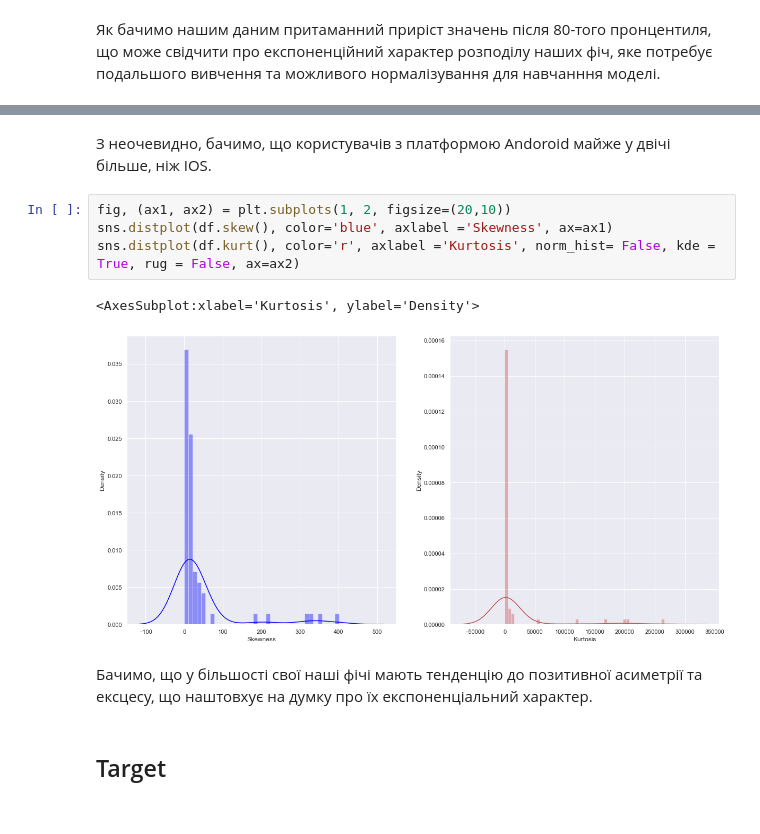
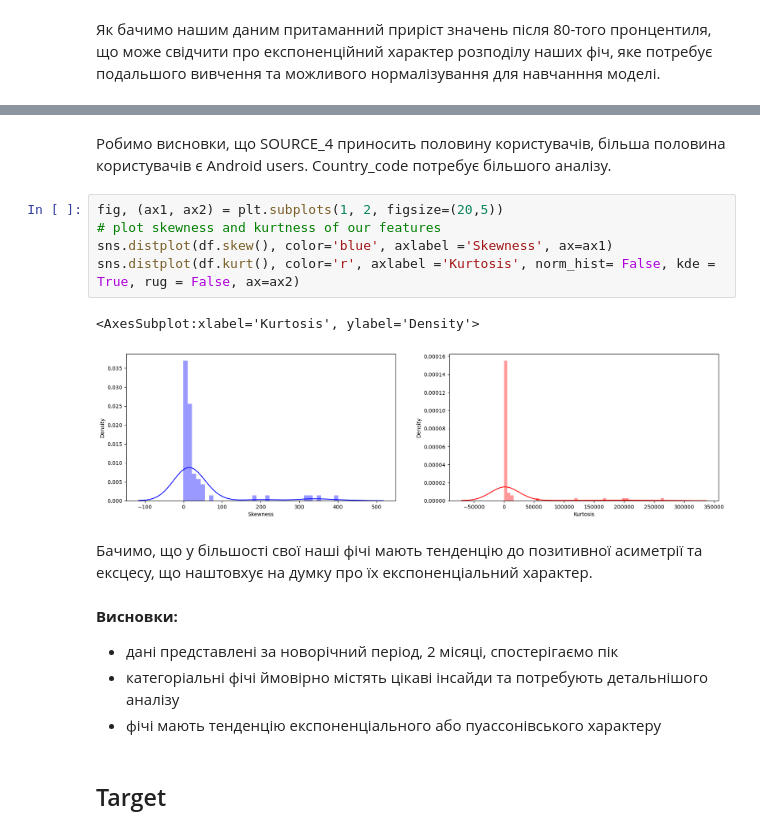
Before and after one commit to kafkaGen/30_day_ltv_prediciton, a Jupyter notebook: eda.ipynb, the cells around one changed output, grey strips where cells are left out. Saved outputs shown, nothing was run; the diff lists cells and outputs as text.

```diff
--- a/eda.ipynb
+++ b/eda.ipynb
@@ -187,17 +173,23 @@ df.describe(include='O')
 | unique | 24 | 62 | 224 | 2 | 2 | 2 | 31 | 7 |
 | top | SOURCE_4 | 2021-12-30 | COUNTRY_141 | android | 2021 | 12 | 30 | 4 |
 | freq | 728958 | 94101 | 387761 | 887426 | 892151 | 892151 | 106140 | 232676 |
-# %% [markdown]
-З неочевидно, бачимо, що користувачів з платформою Andoroid майже у двічі більше, ніж IOS.
+# %% [markdown]
+Робимо висновки, що SOURCE_4 приносить половину користувачів, більша половина користувачів є Android users. Country_code потребує більшого аналізу.
 # %%
-fig, (ax1, ax2) = plt.subplots(1, 2, figsize=(20,10))
+fig, (ax1, ax2) = plt.subplots(1, 2, figsize=(20,5))
+# plot skewness and kurtness of our features
 sns.distplot(df.skew(), color='blue', axlabel ='Skewness', ax=ax1)
 sns.distplot(df.kurt(), color='r', axlabel ='Kurtosis', norm_hist= False, kde = True, rug = False, ax=ax2)
 # %% [output]
 <AxesSubplot:xlabel='Kurtosis', ylabel='Density'>
-[figure, old version]
+[figure, new version]
 # %% [markdown]
 Бачимо, що у більшості свої наші фічі мають тенденцію до позитивної асиметрії та ексцесу, що наштовхує на думку про їх експоненціальний характер.
+# %% [markdown]
+<b>Висновки:</b>
+- дані представлені за новорічний період, 2 місяці, спостерігаємо пік
+- категоріальні фічі ймовірно містять цікаві інсайди та потребують детальнішого аналізу
+- фічі мають тенденцію експоненціального або пуассонівського характеру
 # %% [markdown]
 ## Target
 # %% [markdown]
```
Also changed, not shown: parts of 59 cells of this notebook, 2 other files.
